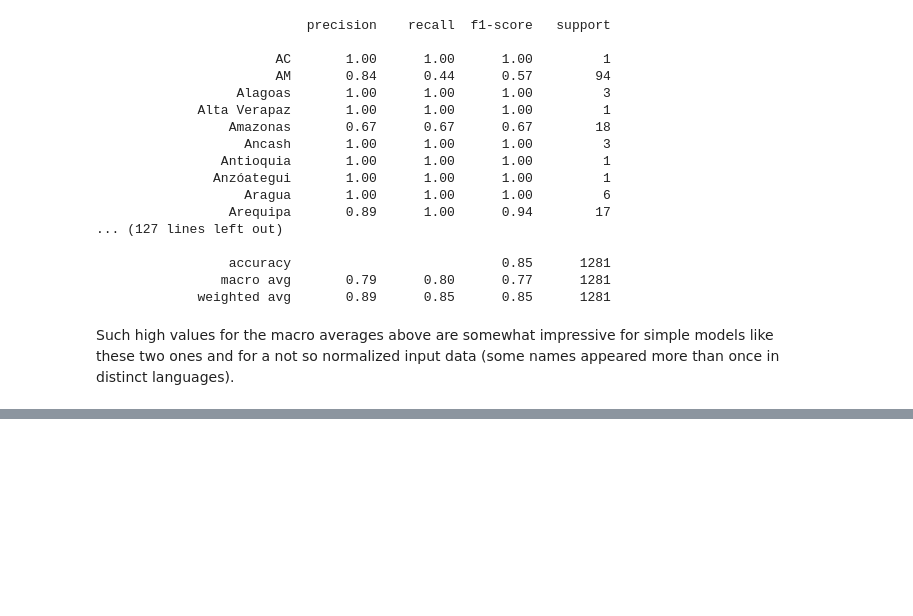
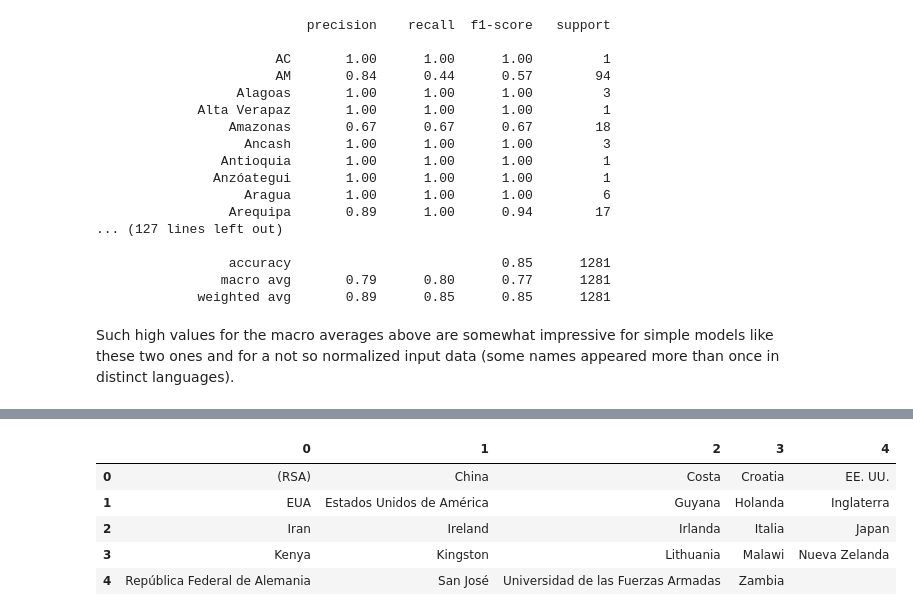
Before and after one commit to scieloorg/normalizations-experiments, a Jupyter notebook: 2019-11_fasttext_from_iso.ipynb, the cells around one changed output, grey strips where cells are left out. Saved outputs shown, nothing was run; the diff lists cells and outputs as text; code cells hidden in the pictures; blank space fills up the shorter version.

```diff
--- a/2019-11_fasttext_from_iso.ipynb
+++ b/2019-11_fasttext_from_iso.ipynb
@@ -553,0 +576,6 @@ and for a not so normalized input data
+# %%
+d2country = dataset2[["orgname", "country"]].dropna()
+d2country["country"].replace(prenorm_map(d2country["country"]), inplace=True)
+d2country_wvs = orgname_model.wv[d2country["orgname"]]
+d2country["pred"] = country_rf_model.predict(d2country_wvs)
+print(metrics.classification_report(d2country["country"], d2country["pred"]))
@@ -553,0 +648,10 @@ and for a not so normalized input data
+# %%
+d2nd_country = set(d2country["country"].unique()) - set(dataset["country"].unique())
+reshaped_df(sorted(d2nd_country))
+# %% [output]
+|  | 0 | 1 | 2 | 3 | 4 |
+| 0 | (RSA) | China | Costa | Croatia | EE. UU. |
+| 1 | EUA | Estados Unidos de América | Guyana | Holanda | Inglaterra |
+| 2 | Iran | Ireland | Irlanda | Italia | Japan |
+| 3 | Kenya | Kingston | Lithuania | Malawi | Nueva Zelanda |
+| 4 | República Federal de Alemania | San José | Universidad de las Fuerzas Armadas | Zambia |  |
```
Also changed, not shown: parts of 12 cells of this notebook.
